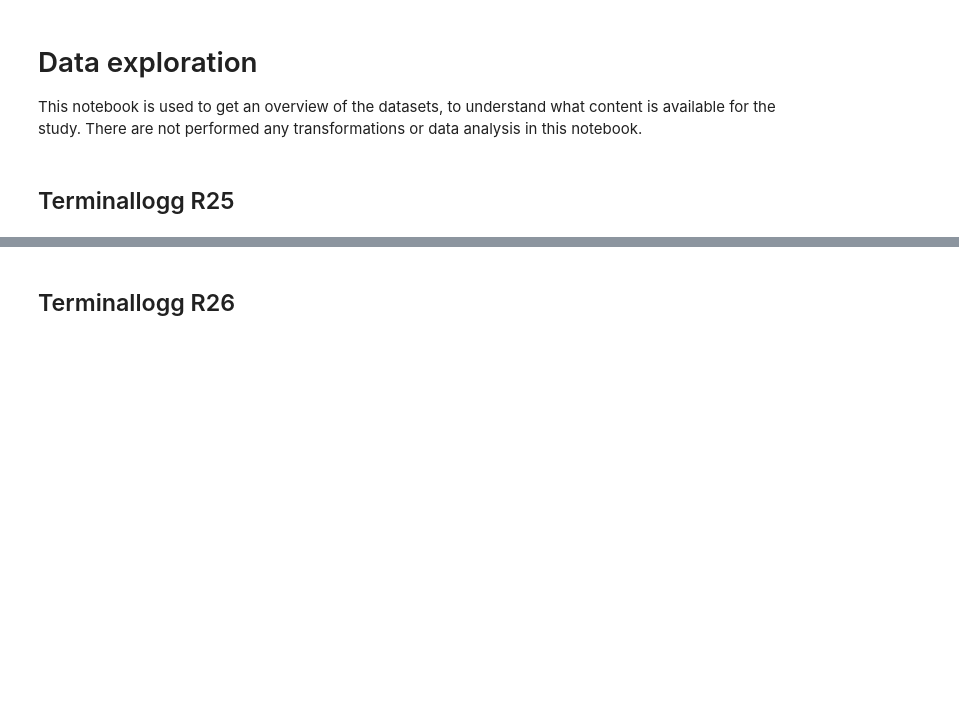
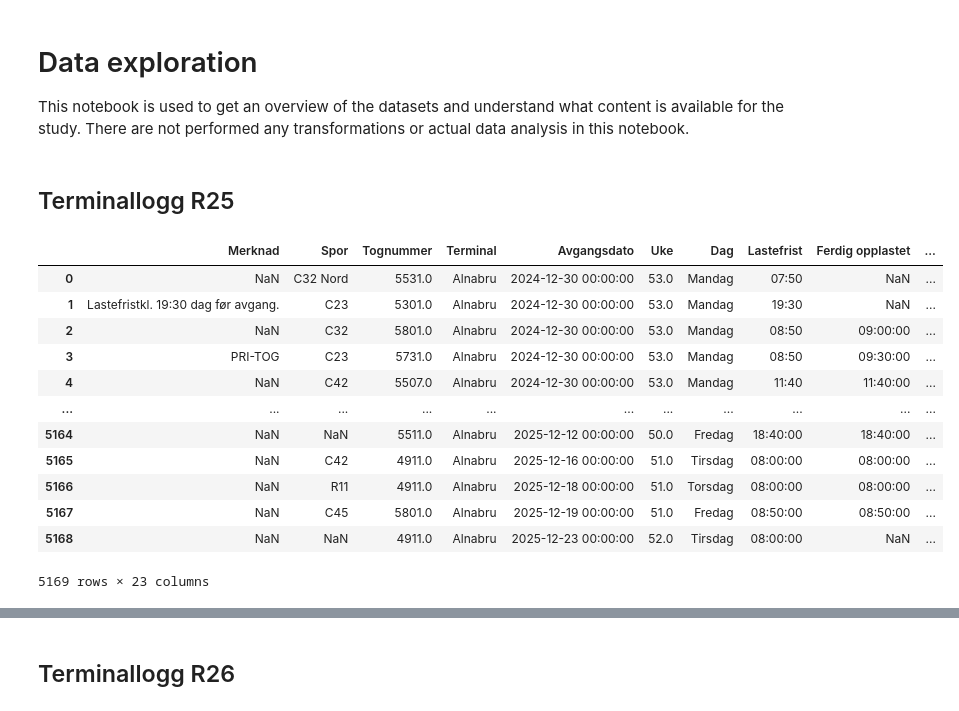
Before and after one commit to KriStrom/masteroppgave26SixSigmaDataanalyse, a Jupyter notebook: 01_measure_phase/01_00_data_exploration.ipynb, the cells around one changed output, grey strips where cells are left out. Cells and saved outputs as stored; diff of their text form; code cells hidden in the pictures; blank space fills up the shorter version.

Commit message:
data exploration

```diff
--- a/01_measure_phase/01_00_data_exploration.ipynb
+++ b/01_measure_phase/01_00_data_exploration.ipynb
@@ -1,3 +1,3 @@
 # %% [markdown]
 # Data exploration
-This notebook is used to get an overview of the datasets, to understand what content is available for the study. There are not performed any transformations or data analysis in this notebook.
+This notebook is used to get an overview of the datasets and understand what content is available for the study. There are not performed any transformations or actual data analysis in this notebook.
@@ -4,2 +6,21 @@ This notebook is used to get an overview of the datasets, to understand what con
 # %% [markdown]
 ## Terminallogg R25
+# %%
+# Import
+df_terminallogg_r25 = pd.read_csv("../data/Terminallogg R25.csv", sep=";", encoding="utf-8-sig")
+
+df_terminallogg_r25
+# %% [output]
+|  | Merknad | Spor | Tognummer | Terminal | Avgangsdato | Uke | Dag | Lastefrist | Ferdig opplastet | ... |
+| 0 | NaN | C32 Nord | 5531.0 | Alnabru | 2024-12-30 00:00:00 | 53.0 | Mandag | 07:50 | NaN | ... |
+| 1 | Lastefristkl. 19:30 dag før avgang. | C23 | 5301.0 | Alnabru | 2024-12-30 00:00:00 | 53.0 | Mandag | 19:30 | NaN | ... |
+| 2 | NaN | C32 | 5801.0 | Alnabru | 2024-12-30 00:00:00 | 53.0 | Mandag | 08:50 | 09:00:00 | ... |
+| 3 | PRI-TOG | C23 | 5731.0 | Alnabru | 2024-12-30 00:00:00 | 53.0 | Mandag | 08:50 | 09:30:00 | ... |
+| 4 | NaN | C42 | 5507.0 | Alnabru | 2024-12-30 00:00:00 | 53.0 | Mandag | 11:40 | 11:40:00 | ... |
+| ... | ... | ... | ... | ... | ... | ... | ... | ... | ... | ... |
+| 5164 | NaN | NaN | 5511.0 | Alnabru | 2025-12-12 00:00:00 | 50.0 | Fredag | 18:40:00 | 18:40:00 | ... |
+| 5165 | NaN | C42 | 4911.0 | Alnabru | 2025-12-16 00:00:00 | 51.0 | Tirsdag | 08:00:00 | 08:00:00 | ... |
+| 5166 | NaN | R11 | 4911.0 | Alnabru | 2025-12-18 00:00:00 | 51.0 | Torsdag | 08:00:00 | 08:00:00 | ... |
+| 5167 | NaN | C45 | 5801.0 | Alnabru | 2025-12-19 00:00:00 | 51.0 | Fredag | 08:50:00 | 08:50:00 | ... |
+| 5168 | NaN | NaN | 4911.0 | Alnabru | 2025-12-23 00:00:00 | 52.0 | Tirsdag | 08:00:00 | NaN | ... |
+5169 rows × 23 columns
```
Also changed, not shown: parts of 16 cells of this notebook, 1 other file.
